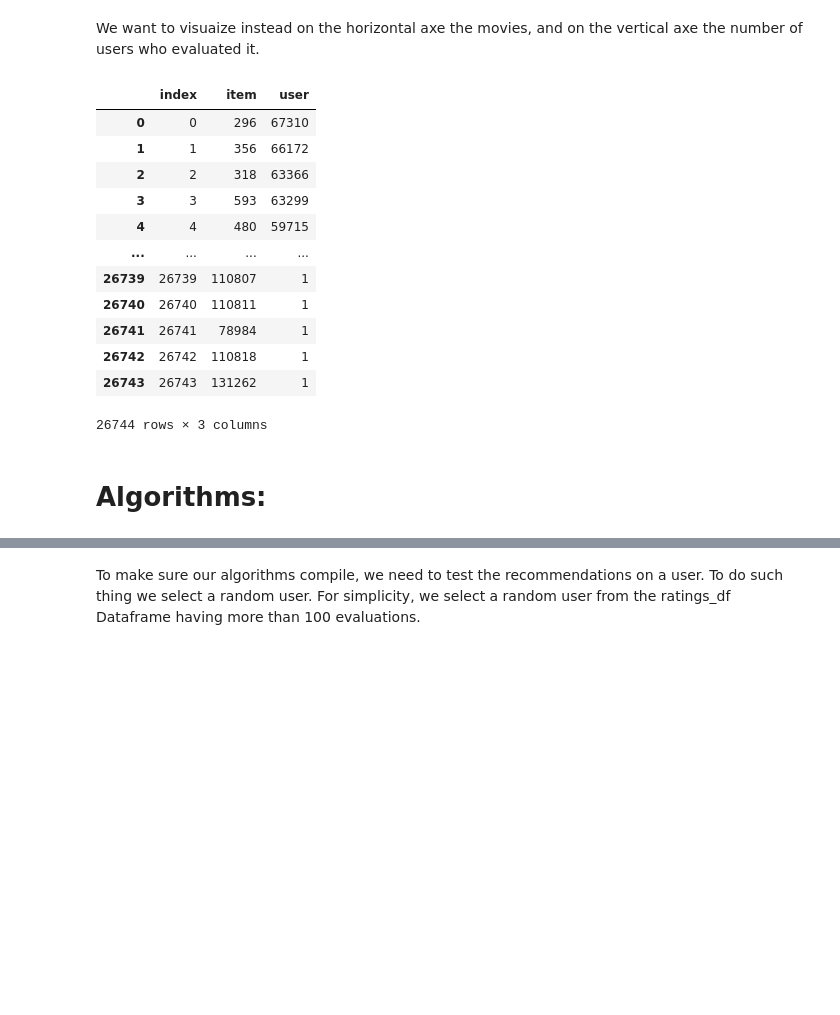
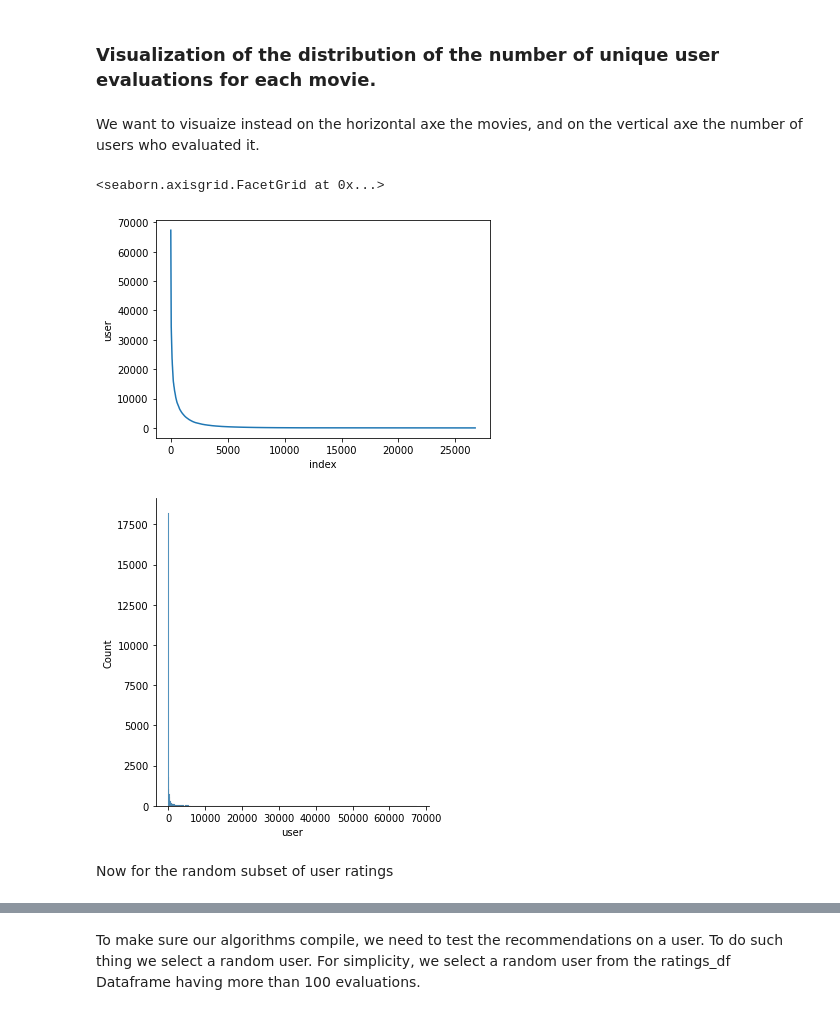
Before and after one commit to csotogd/Recommender-System-santa-claus, a Jupyter notebook: RS project.ipynb, the cells around one changed output, grey strips where cells are left out. Saved outputs shown, nothing was run; the diff lists cells and outputs as text; code cells hidden in the pictures; blank space fills up the shorter version.

```diff
--- a/RS project.ipynb
+++ b/RS project.ipynb
@@ -274,0 +114,10 @@ display(count_ratings_df)
+# %%
+ratings_df = ratings_df.sort_values(by=['timestamp'],ignore_index=True)
+ratings_df['year_of_rating_timestamp'] = pd.to_datetime(ratings_df['timestamp']).dt.to_period('Y')
+percentage_of_ratings = 0.05 #taking only the most recent 30% of data
+num_rows = ratings_df.shape[0]
+subset_ratings_df_recent = ratings_df[int(num_rows*(1.0-percentage_of_ratings)):num_rows]
+subset_ratings_df_recent = subset_ratings_df_recent.reset_index(drop=True)
+## VS taking a random sample of 30% perhaps? ##possible comparison to be made here
+subset_ratings_df_random = ratings_df.sample(n=int(num_rows*percentage_of_ratings),replace=False)
+subset_ratings_df_random =subset_ratings_df_random.reset_index(drop=True)
@@ -274,0 +157,4 @@ display(count_ratings_df)
+# %%
+count_ratings_df = ratings_df[['user','item']].groupby(['item']).count()
+count_subset_ratings_df_recent = subset_ratings_df_recent[['user','item']].groupby(['item']).count()
+count_subset_ratings_df_random = subset_ratings_df_random[['user','item']].groupby(['item']).count()
@@ -275,22 +248,19 @@ display(count_ratings_df)
+# %% [markdown]
+### Visualization of the distribution of the number of unique user evaluations for each movie.
 # %% [markdown]
 We want to visuaize instead on the horizontal axe the movies, and on the vertical axe the number of users who evaluated it.
 # %%
 count_ratings_df_ord = count_ratings_df.sort_values(by="user", ascending=False).reset_index().reset_index()
-display(count_ratings_df_ord)
-#sns.lineplot(data=count_ratings_df_ord, x='index', y='user')
+count_subset_ratings_df_random_ord  = count_subset_ratings_df_random.sort_values(by="user", ascending=False).reset_index().reset_index()
+count_subset_ratings_df_recent_ord  = count_subset_ratings_df_recent.sort_values(by="user", ascending=False).reset_index().reset_index()
+# display(count_ratings_df_ord)
+# display(count_subset_ratings_df_random_ord)
+# display(count_subset_ratings_df_recent_ord)
+sns.lineplot(data=count_ratings_df_ord, x='index', y='user')
+sns.displot(data=count_ratings_df_ord, x='user', binwidth=100)
 # %% [output]
-|  | index | item | user |
-| 0 | 0 | 296 | 67310 |
-| 1 | 1 | 356 | 66172 |
-| 2 | 2 | 318 | 63366 |
-| 3 | 3 | 593 | 63299 |
-| 4 | 4 | 480 | 59715 |
-| ... | ... | ... | ... |
-| 26739 | 26739 | 110807 | 1 |
-| 26740 | 26740 | 110811 | 1 |
-| 26741 | 26741 | 78984 | 1 |
-| 26742 | 26742 | 110818 | 1 |
-| 26743 | 26743 | 131262 | 1 |
-26744 rows × 3 columns
+<seaborn.axisgrid.FacetGrid at 0x...>
+[figure, added]
+[figure, added]
-# %% [markdown]
-# Algorithms:
+# %% [markdown]
+Now for the random subset of user ratings
```
Also changed, not shown: parts of 94 cells of this notebook.
